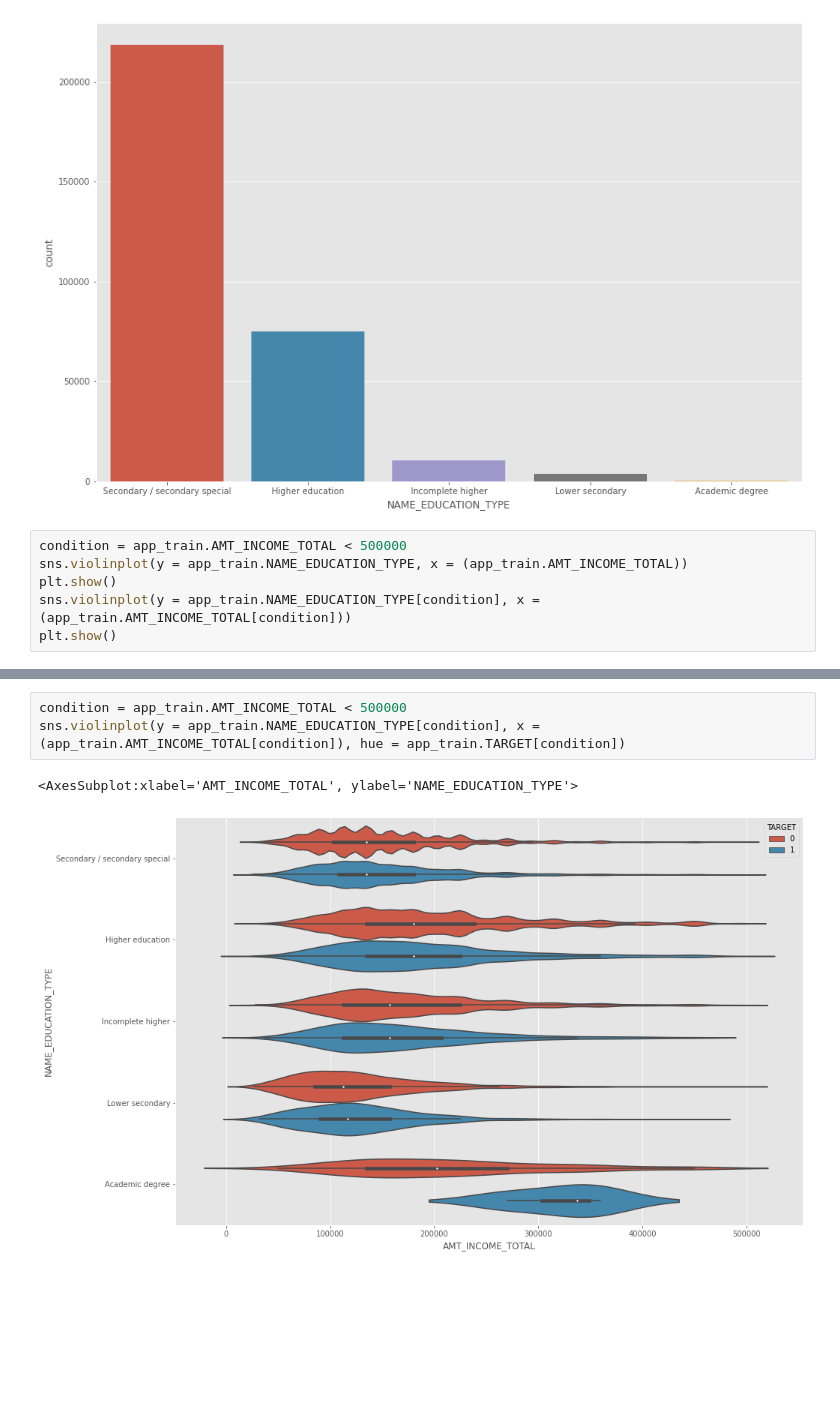
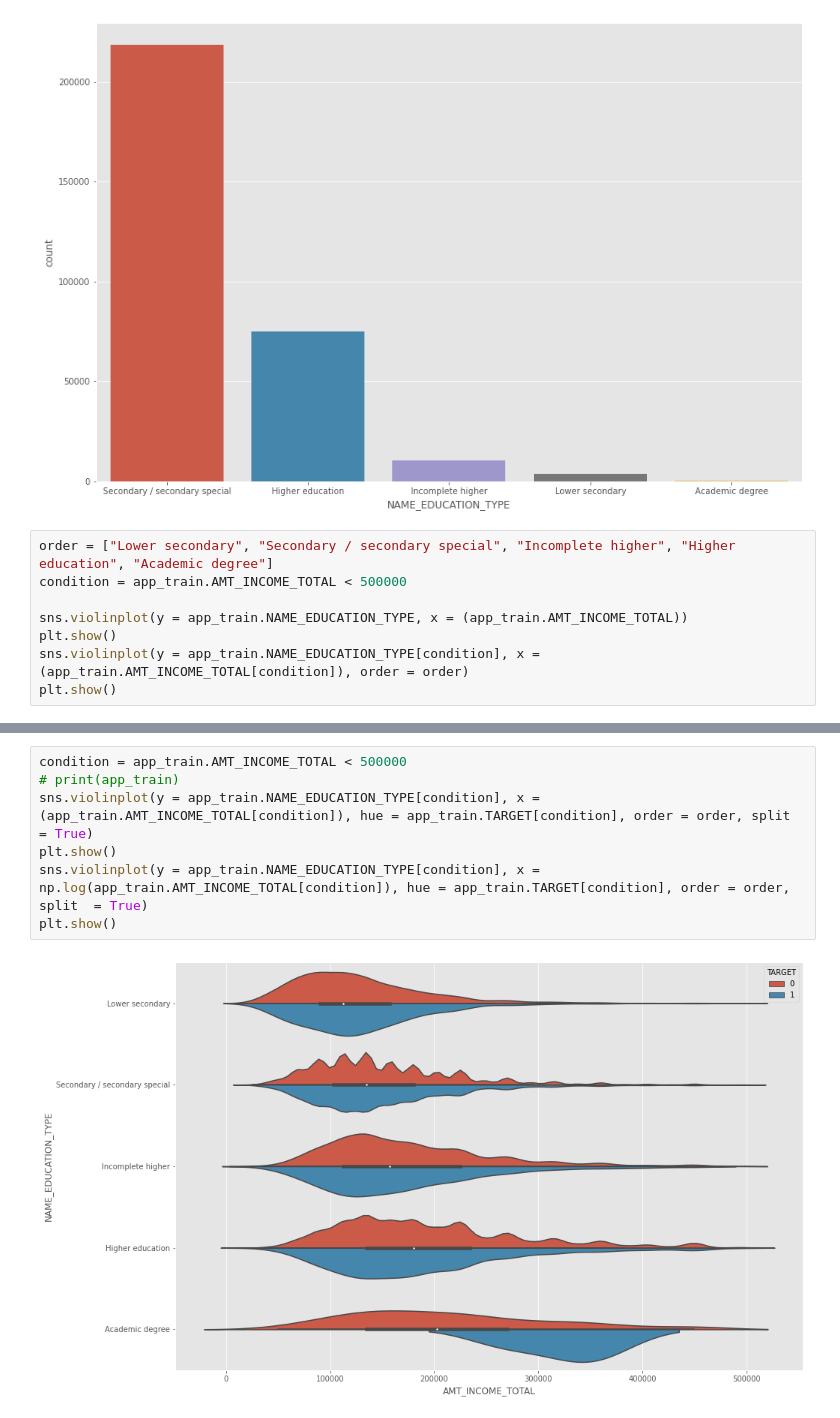
Before and after one commit to Antonio-Avila/Home-Credit-Default, a Jupyter notebook: Current_Apps_EDA.ipynb, the cells around one changed output, grey strips where cells are left out. Saved outputs shown, nothing was run; the diff lists cells and outputs as text; blank space fills up the shorter version.

```diff
--- a/Current_Apps_EDA.ipynb
+++ b/Current_Apps_EDA.ipynb
@@ -456,10 +457,12 @@ sns.countplot(app_train.NAME_EDUCATION_TYPE)
 <AxesSubplot:xlabel='NAME_EDUCATION_TYPE', ylabel='count'>
 [figure]
 # %%
+order = ["Lower secondary", "Secondary / secondary special", "Incomplete higher", "Higher education", "Academic degree"]
 condition = app_train.AMT_INCOME_TOTAL < 500000
+
 sns.violinplot(y = app_train.NAME_EDUCATION_TYPE, x = (app_train.AMT_INCOME_TOTAL))
 plt.show()
-sns.violinplot(y = app_train.NAME_EDUCATION_TYPE[condition], x = (app_train.AMT_INCOME_TOTAL[condition]))
+sns.violinplot(y = app_train.NAME_EDUCATION_TYPE[condition], x = (app_train.AMT_INCOME_TOTAL[condition]), order = order)
 plt.show()
 # %% [output]
 [figure]
@@ -467,6 +470,9 @@ plt.show()
 # %%
 condition = app_train.AMT_INCOME_TOTAL < 500000
-sns.violinplot(y = app_train.NAME_EDUCATION_TYPE[condition], x = (app_train.AMT_INCOME_TOTAL[condition]), hue = app_train.TARGET[condition])
+# print(app_train)
+sns.violinplot(y = app_train.NAME_EDUCATION_TYPE[condition], x = (app_train.AMT_INCOME_TOTAL[condition]), hue = app_train.TARGET[condition], order = order, split  = True)
+plt.show()
+sns.violinplot(y = app_train.NAME_EDUCATION_TYPE[condition], x = np.log(app_train.AMT_INCOME_TOTAL[condition]), hue = app_train.TARGET[condition], order = order, split  = True)
+plt.show()
 # %% [output]
-<AxesSubplot:xlabel='AMT_INCOME_TOTAL', ylabel='NAME_EDUCATION_TYPE'>
-[figure, old version]
+[figure, new version]
```
Also changed, not shown: parts of 16 cells of this notebook.
